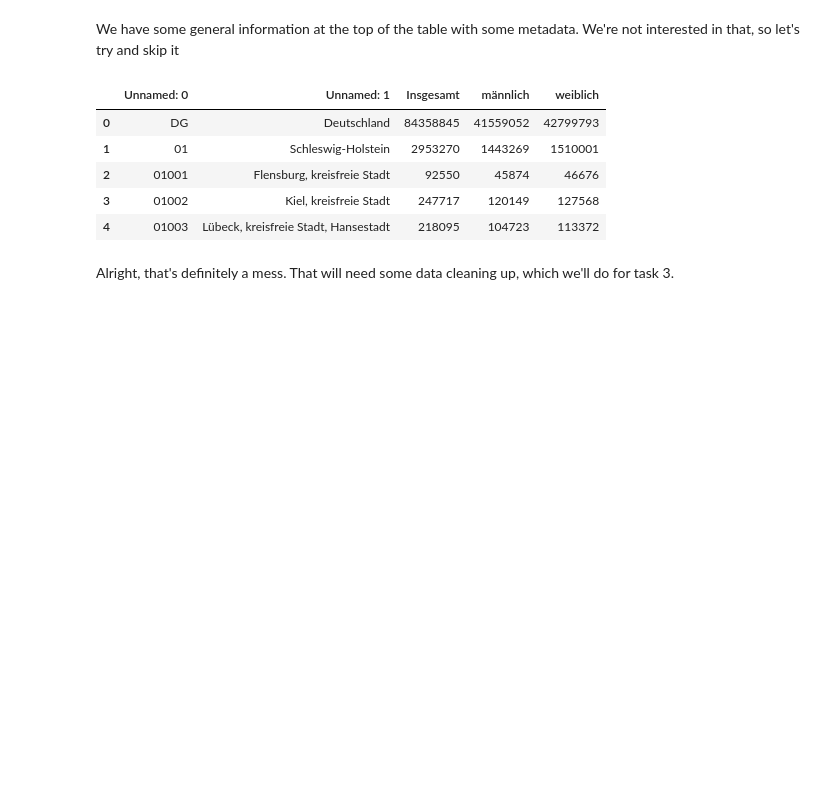
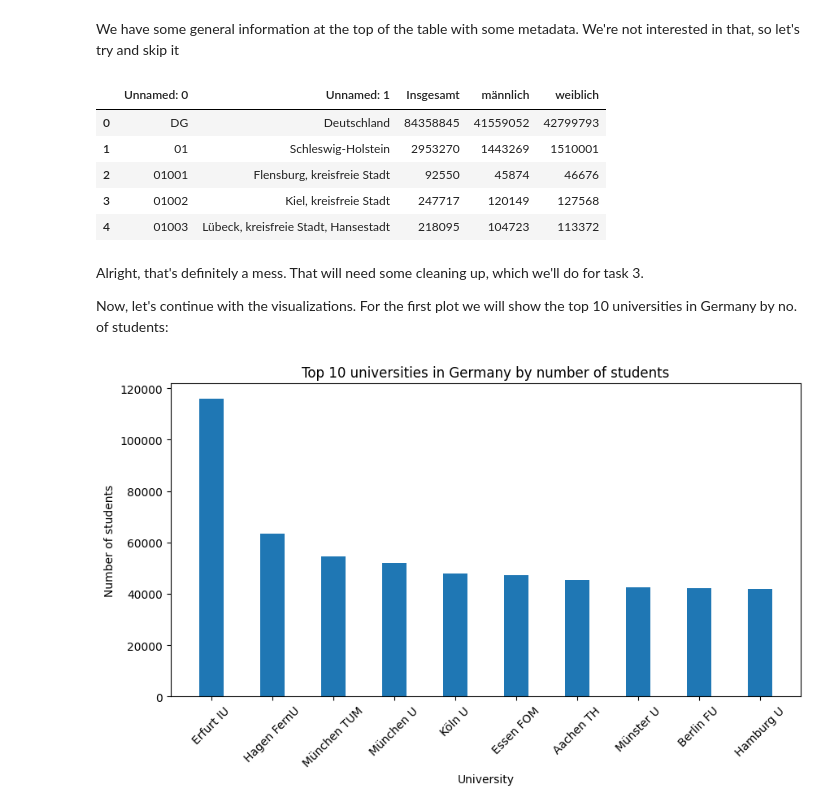
Before and after one commit to mathiashusted/dbs-project, a Jupyter notebook: Project.ipynb, the cells around one changed output. Cells and saved outputs as stored; diff of their text form; code cells hidden in the pictures; blank space fills up the shorter version.

Commit message:
Task 1

```diff
--- a/Project.ipynb
+++ b/Project.ipynb
@@ -19,8 +20,8 @@ the given datasets. Prepare a brief written description of your project goal.
 Let's start by having a look at the data
 # %%
 # We'll use pandas to read the csv files so we can see what's going on before we start:
-hochschulen = pd.read_csv("hochschulen.csv", sep=";")
-hochschulen.head()
+unis = pd.read_csv("hochschulen.csv", sep=";")
+unis.head()
 # %% [output]
 |  | Hochschulkurzname | Hochschulname | Hochschultyp | Trägerschaft | Bundesland | Anzahl Studierende | ... |
 | 0 | Aachen FH | Fachhochschule Aachen | Fachhochschulen / HAW | öffentlich-rechtlich | Nordrhein-Westfalen | 14086 | ... |
@@ -53,4 +54,23 @@ bevoelkerung.head()
 | 3 | 01002 | Kiel, kreisfreie Stadt | 247717 | 120149 | 127568 |
 | 4 | 01003 | Lübeck, kreisfreie Stadt, Hansestadt | 218095 | 104723 | 113372 |
 # %% [markdown]
-Alright, that's definitely a mess. That will need some data cleaning up, which we'll do for task 3.
+Alright, that's definitely a mess. That will need some cleaning up, which we'll do for task 3.
+
+Now, let's continue with the visualizations. For the first plot we will show the top 10 universities in Germany by no. of students:
+# %%
+# Hochschulen
+unis['Anzahl Studierende'] = pd.to_numeric(unis['Anzahl Studierende'], errors='coerce') # Represent the row as a number
+
+top_unis = unis.dropna(subset=['Anzahl Studierende'])
+top_unis = top_unis.sort_values(['Anzahl Studierende'], ascending=False).head(10)
+
+fig = plt.figure(figsize=(10,5))
+
+plt.bar(top_unis['Hochschulkurzname'], top_unis['Anzahl Studierende'], width=0.4)
+plt.title("Top 10 universities in Germany by number of students")
+plt.ylabel("Number of students")
+plt.xlabel("University")
+plt.xticks(rotation=45)
+plt.show()
+# %% [output]
+[figure, added]
```
Also changed, not shown: parts of 6 cells of this notebook.
